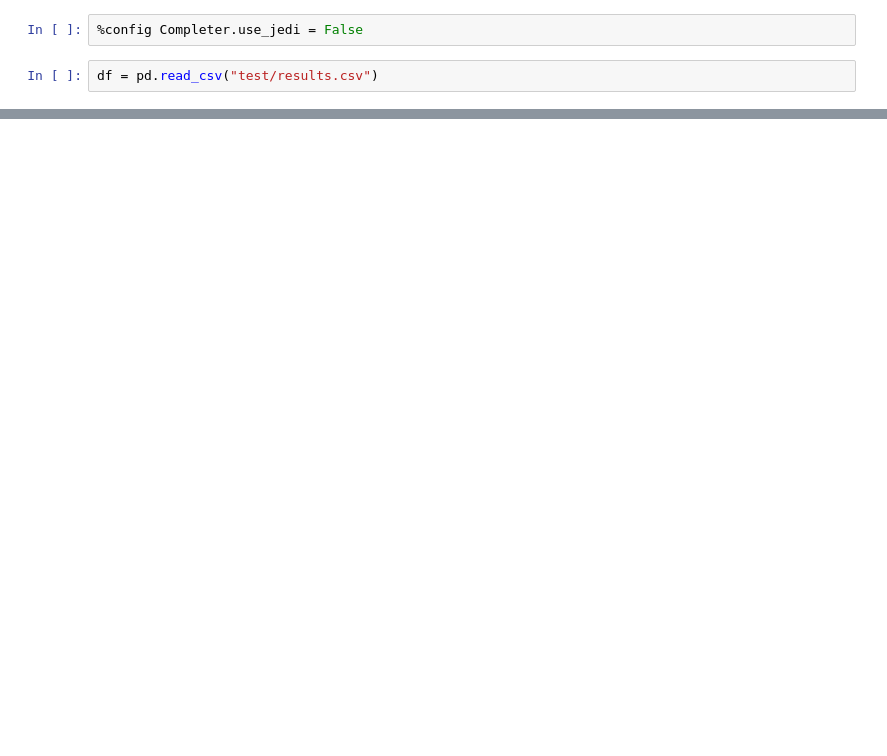
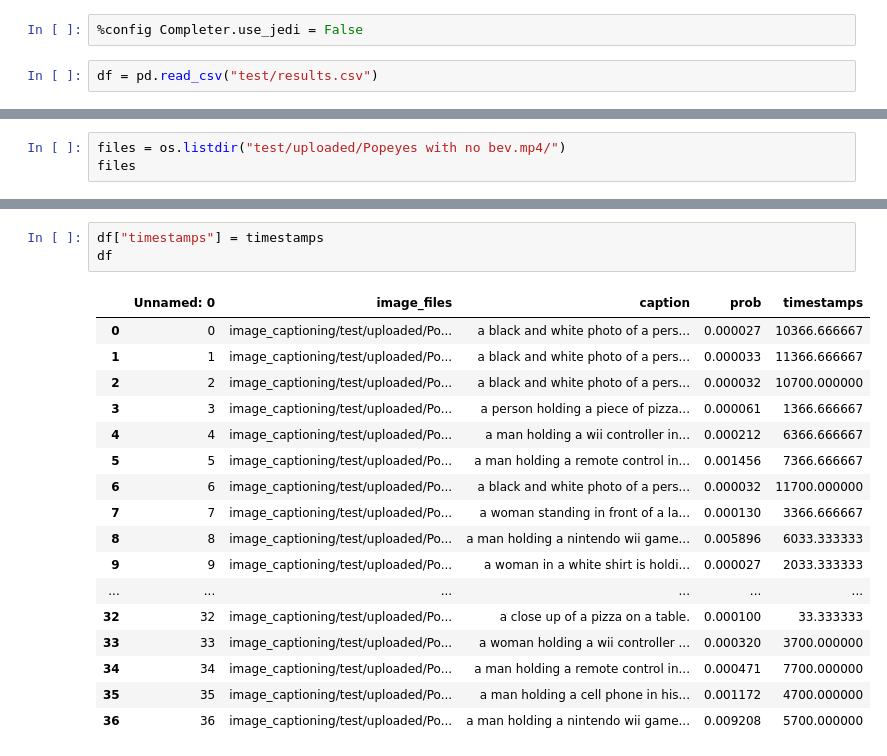
Before and after one commit to matthewgeng/videocontextsearch, a Jupyter notebook: backend/image_captioning/Untitled.ipynb, the cells around one changed output, grey strips where cells are left out. Cells and saved outputs as stored; diff of their text form; blank space fills up the shorter version.

```diff
--- a/backend/image_captioning/Untitled.ipynb
+++ b/backend/image_captioning/Untitled.ipynb
@@ -22,0 +88,3 @@ df
+# %%
+files = os.listdir("test/uploaded/Popeyes with no bev.mp4/")
+files
@@ -22,0 +131,21 @@ df
+# %%
+df["timestamps"] = timestamps
+df
+# %% [output]
+|  | Unnamed: 0 | image_files | caption | prob | timestamps |
+| 0 | 0 | image_captioning/test/uploaded/Po... | a black and white photo of a pers... | 0.000027 | 10366.666667 |
+| 1 | 1 | image_captioning/test/uploaded/Po... | a black and white photo of a pers... | 0.000033 | 11366.666667 |
+| 2 | 2 | image_captioning/test/uploaded/Po... | a black and white photo of a pers... | 0.000032 | 10700.000000 |
+| 3 | 3 | image_captioning/test/uploaded/Po... | a person holding a piece of pizza... | 0.000061 | 1366.666667 |
+| 4 | 4 | image_captioning/test/uploaded/Po... | a man holding a wii controller in... | 0.000212 | 6366.666667 |
+| 5 | 5 | image_captioning/test/uploaded/Po... | a man holding a remote control in... | 0.001456 | 7366.666667 |
+| 6 | 6 | image_captioning/test/uploaded/Po... | a black and white photo of a pers... | 0.000032 | 11700.000000 |
+| 7 | 7 | image_captioning/test/uploaded/Po... | a woman standing in front of a la... | 0.000130 | 3366.666667 |
+| 8 | 8 | image_captioning/test/uploaded/Po... | a man holding a nintendo wii game... | 0.005896 | 6033.333333 |
+| 9 | 9 | image_captioning/test/uploaded/Po... | a woman in a white shirt is holdi... | 0.000027 | 2033.333333 |
+| ... | ... | ... | ... | ... | ... |
+| 32 | 32 | image_captioning/test/uploaded/Po... | a close up of a pizza on a table. | 0.000100 | 33.333333 |
+| 33 | 33 | image_captioning/test/uploaded/Po... | a woman holding a wii controller ... | 0.000320 | 3700.000000 |
+| 34 | 34 | image_captioning/test/uploaded/Po... | a man holding a remote control in... | 0.000471 | 7700.000000 |
+| 35 | 35 | image_captioning/test/uploaded/Po... | a man holding a cell phone in his... | 0.001172 | 4700.000000 |
+| 36 | 36 | image_captioning/test/uploaded/Po... | a man holding a nintendo wii game... | 0.009208 | 5700.000000 |
```
Also changed, not shown: parts of 9 cells of this notebook, 6 other files.
